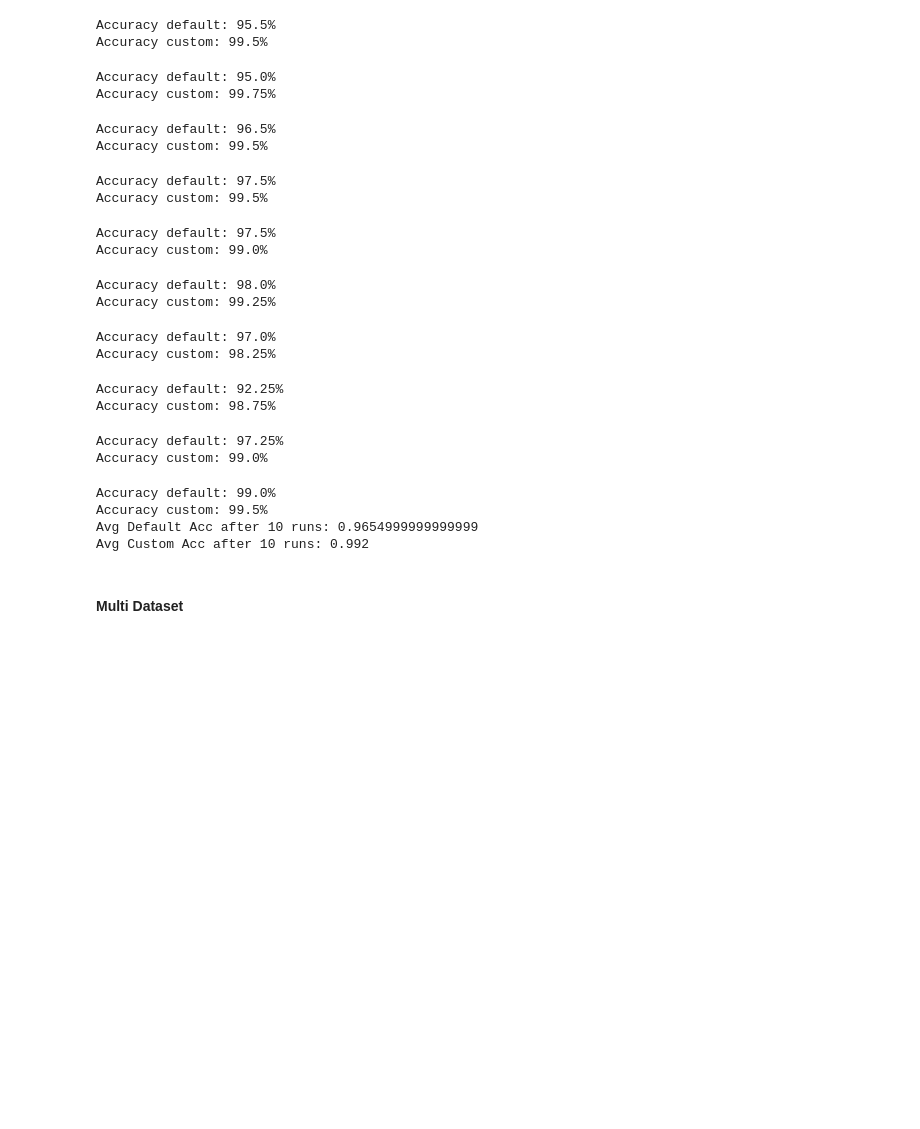
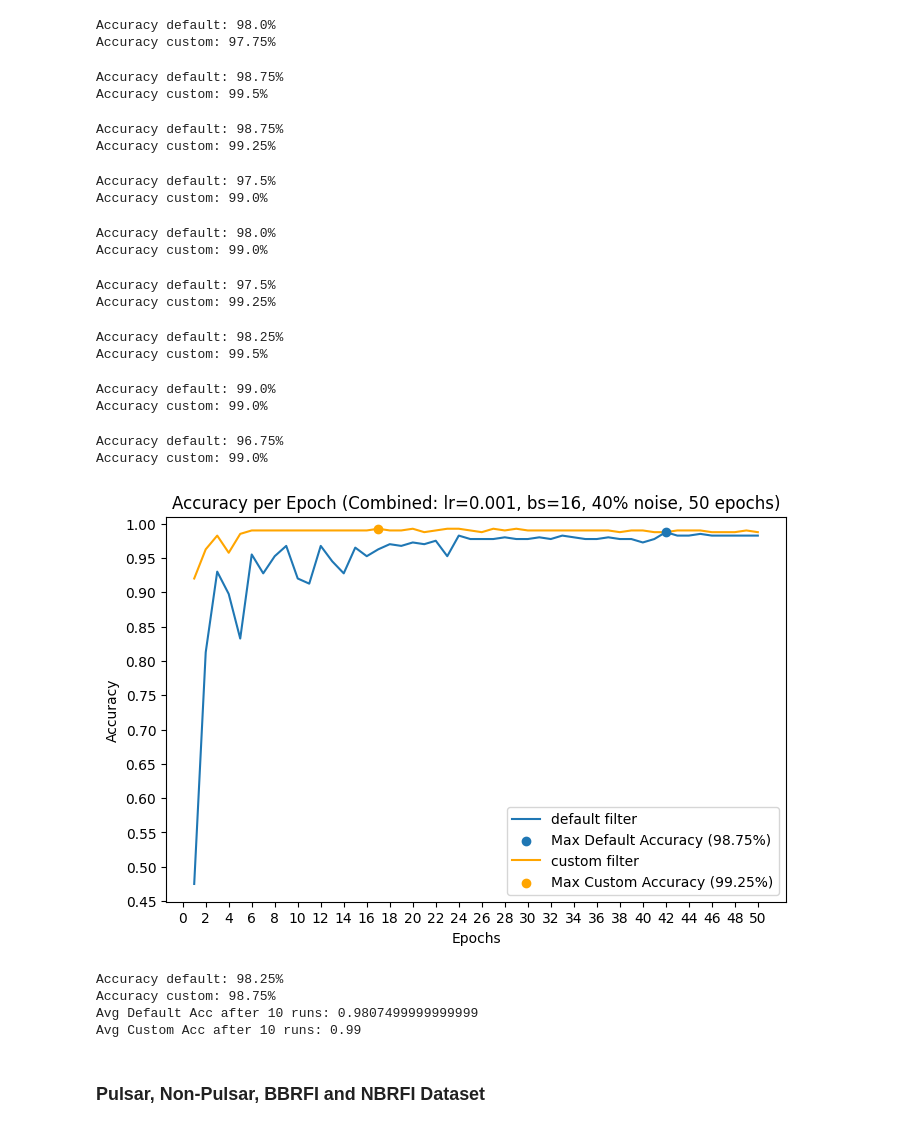
Before and after one commit to undefined-panda/bachelor_thesis, a Jupyter notebook: results/results_combined.ipynb, the cells around one changed output. Drawn from its saved outputs; the diff is of its cells as text; code cells hidden in the pictures; blank space fills up the shorter version.

```diff
--- a/results/results_combined.ipynb
+++ b/results/results_combined.ipynb
@@ -71,40 +86,44 @@ Avg Custom Acc after 10 runs: 0.99175
 # %%
 epochs = 50
 d_acc_hist = []
 c_acc_hist = []
 
 for i in range(10):
-    d_acc, c_acc = test_2(data, labels, noise, bs, epochs, lr, [prewitt_y, sobel_y, kirsch_e, kirsch_se, kirsch_w, kirsch_nw], title="Combined", return_acc=True, plot=False)
+    if i == 9:
+        d_acc, c_acc = test_2(data, labels, noise, bs, epochs, lr, [prewitt_y, sobel_y, kirsch_e, kirsch_se, kirsch_w, kirsch_nw], title="Combined", return_acc=True, plot=True)
+    else:
+        d_acc, c_acc = test_2(data, labels, noise, bs, epochs, lr, [prewitt_y, sobel_y, kirsch_e, kirsch_se, kirsch_w, kirsch_nw], title="Combined", return_acc=True, plot=False)
     d_acc_hist.append(d_acc)
     c_acc_hist.append(c_acc)
 
 print(f"Avg Default Acc after 10 runs: {np.sum(d_acc_hist)/10}")
 print(f"Avg Custom Acc after 10 runs: {np.sum(c_acc_hist)/10}")
 # %% [output]
-Accuracy default: 95.5%
-Accuracy custom: 99.5%
+Accuracy default: 98.0%
+Accuracy custom: 97.75%
-Accuracy default: 95.0%
-Accuracy custom: 99.75%
+Accuracy default: 98.75%
+Accuracy custom: 99.5%
-Accuracy default: 96.5%
-Accuracy custom: 99.5%
+Accuracy default: 98.75%
+Accuracy custom: 99.25%
 Accuracy default: 97.5%
-Accuracy custom: 99.5%
+Accuracy custom: 99.0%
-Accuracy default: 97.5%
+Accuracy default: 98.0%
 Accuracy custom: 99.0%
-Accuracy default: 98.0%
+Accuracy default: 97.5%
 Accuracy custom: 99.25%
-Accuracy default: 97.0%
-Accuracy custom: 98.25%
+Accuracy default: 98.25%
+Accuracy custom: 99.5%
-Accuracy default: 92.25%
-Accuracy custom: 98.75%
+Accuracy default: 99.0%
+Accuracy custom: 99.0%
-Accuracy default: 97.25%
+Accuracy default: 96.75%
 Accuracy custom: 99.0%
+[figure, added]
-Accuracy default: 99.0%
-Accuracy custom: 99.5%
-Avg Default Acc after 10 runs: 0.9654999999999999
-Avg Custom Acc after 10 runs: 0.992
+Accuracy default: 98.25%
+Accuracy custom: 98.75%
+Avg Default Acc after 10 runs: 0.9807499999999999
+Avg Custom Acc after 10 runs: 0.99
-# %% [markdown]
-#### Multi Dataset
+# %% [markdown]
+### Pulsar, Non-Pulsar, BBRFI and NBRFI Dataset
 # %%
 dataset = np.load("../data/32x32_ml_ppa_data_multi.npz")
 labels = dataset["labels"]
```
Also changed, not shown: parts of 19 cells of this notebook, 10 other files.
